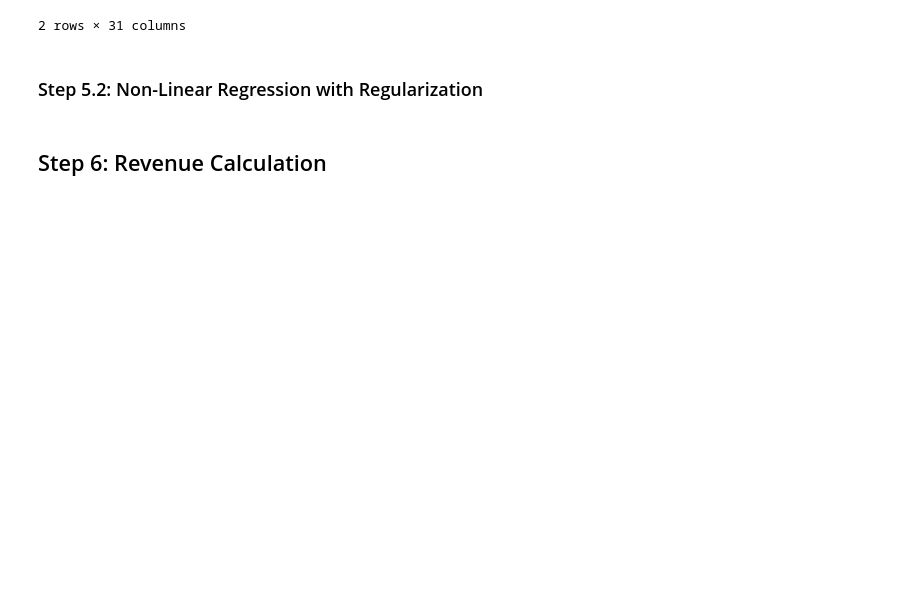
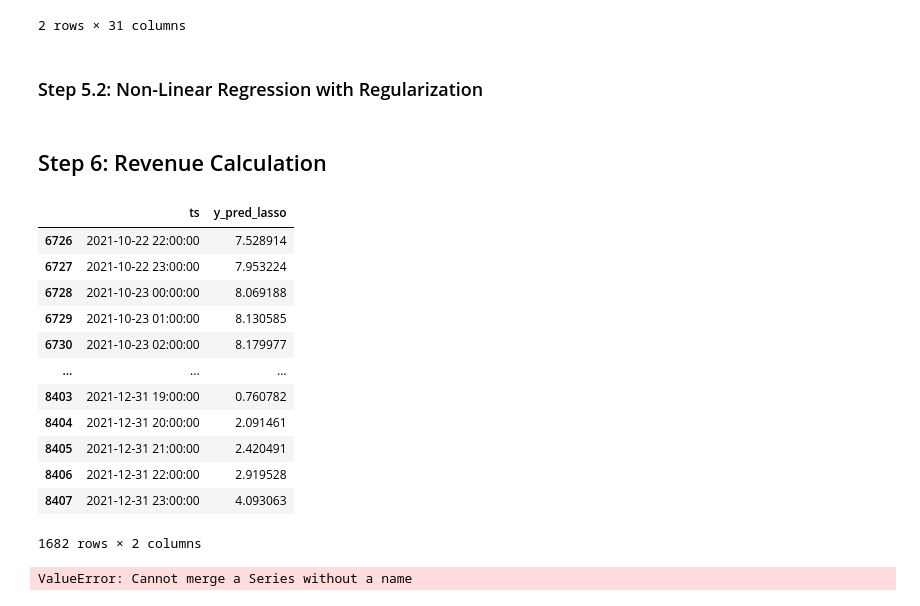
Before and after one commit to Max-f123/Machine_Learning_in_Energy_Systems, a Jupyter notebook: Test 21.ipynb, the cells around one changed output. Cells and saved outputs as stored; diff of their text form; code cells hidden in the pictures; blank space fills up the shorter version.

```diff
--- a/Test 21.ipynb
+++ b/Test 21.ipynb
@@ -1222,3 +1234,37 @@ class PolynomialRegressionWithRegularization:
         return X_poly.dot(self.theta)
 # %% [markdown]
 ## Step 6: Revenue Calculation
+# %%
+# Convert y_pred_lasso to df
+y_pred_lasso_df = pd.DataFrame(y_pred_lasso, columns=['y_pred_lasso'])
+# Get ts for test
+ts_test = ts[split_index:]
+
+# Merge them on index
+pred = pd.merge(ts_test, y_pred_lasso_df, left_index=True, right_index=True)
+
+#
+# %% [output]
+|  | ts | y_pred_lasso |
+| 6726 | 2021-10-22 22:00:00 | 7.528914 |
+| 6727 | 2021-10-22 23:00:00 | 7.953224 |
+| 6728 | 2021-10-23 00:00:00 | 8.069188 |
+| 6729 | 2021-10-23 01:00:00 | 8.130585 |
+| 6730 | 2021-10-23 02:00:00 | 8.179977 |
+| ... | ... | ... |
+| 8403 | 2021-12-31 19:00:00 | 0.760782 |
+| 8404 | 2021-12-31 20:00:00 | 2.091461 |
+| 8405 | 2021-12-31 21:00:00 | 2.420491 |
+| 8406 | 2021-12-31 22:00:00 | 2.919528 |
+| 8407 | 2021-12-31 23:00:00 | 4.093063 |
+1682 rows × 2 columns
+# %%
+
+
+# Merge nordpool data with energinet data on ts
+money_data = pd.merge(y_pred_lasso, nordpool, on='ts', how='left')
+money_data = pd.merge(money_data, energinet, on='ts', how='left')
+
+money_data.head()
+# %% [output]
+ValueError: Cannot merge a Series without a name
```
Also changed, not shown: parts of 7 cells of this notebook.
